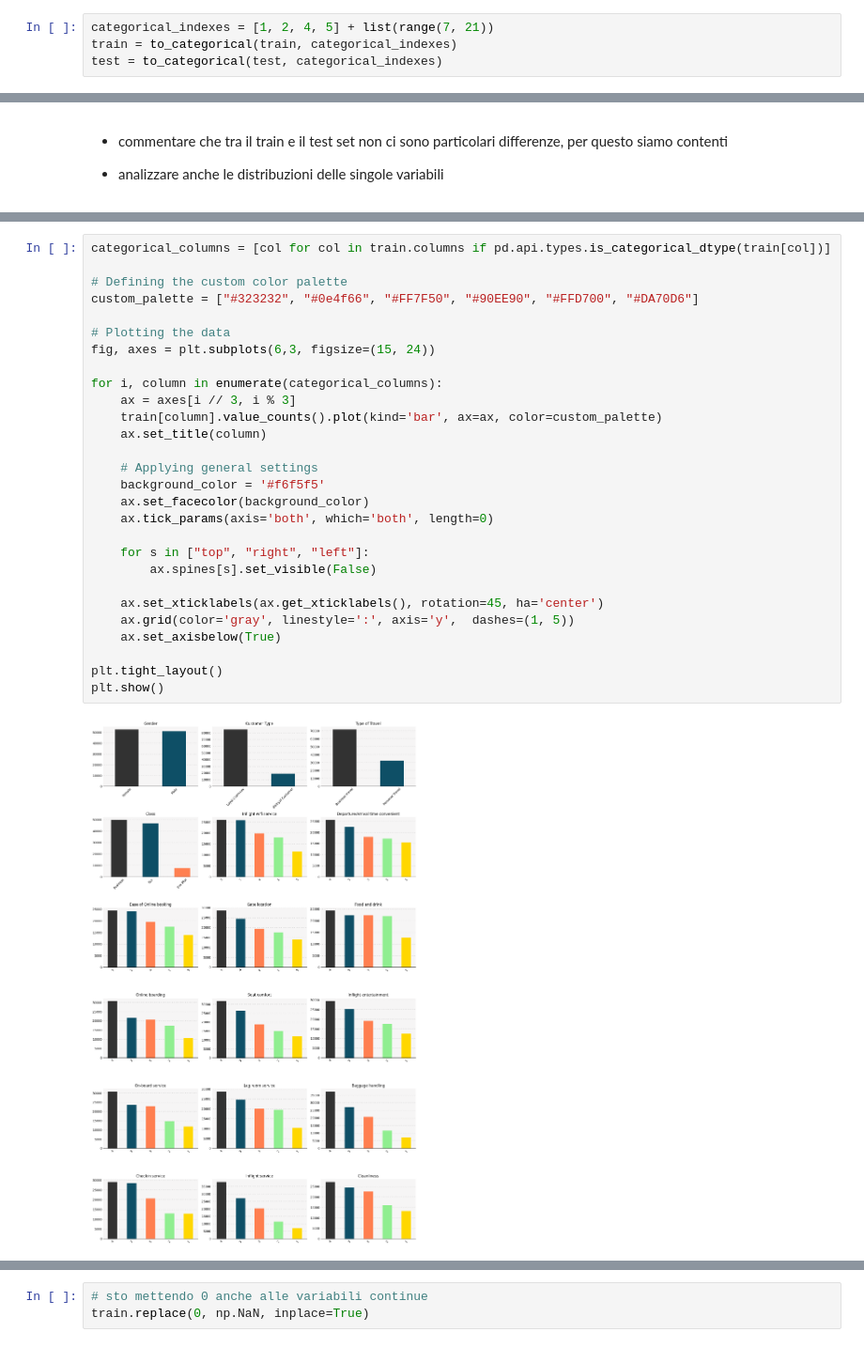
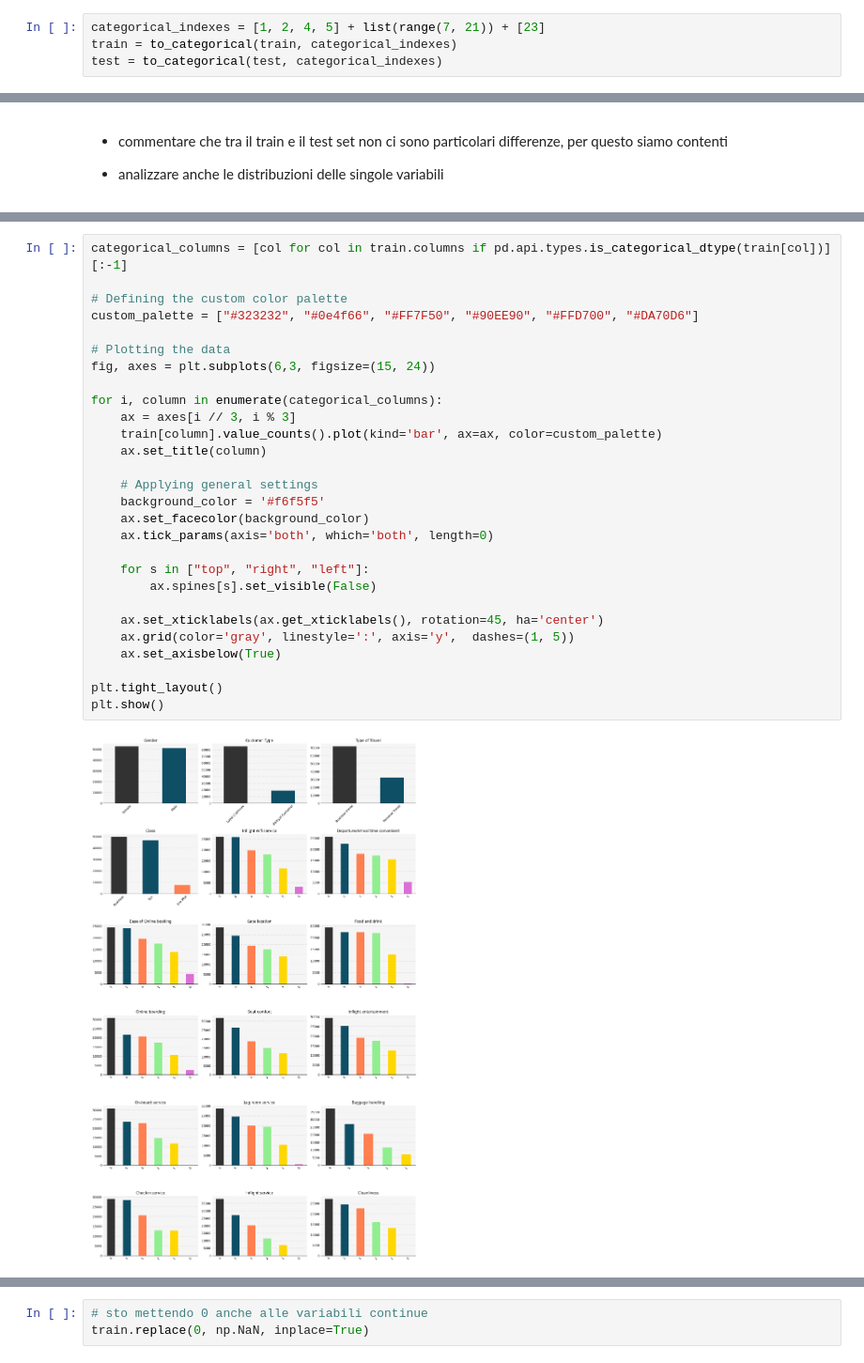
Before and after one commit to marta-brasola/MachineLearningProject, a Jupyter notebook: progetto_travel.ipynb, the cells around one changed output, grey strips where cells are left out. Shown at 94% size. Drawn from its saved outputs; the diff is of its cells as text.

```diff
--- a/progetto_travel.ipynb
+++ b/progetto_travel.ipynb
@@ -74,7 +74,7 @@ def to_categorical(df, int_columns):
         df[df.columns[col]] = df[df.columns[col]].astype('category')
     return df
 # %%
-categorical_indexes = [1, 2, 4, 5] + list(range(7, 21))
+categorical_indexes = [1, 2, 4, 5] + list(range(7, 21)) + [23]
 train = to_categorical(train, categorical_indexes)
 test = to_categorical(test, categorical_indexes)
 # %%
@@ -210,30 +229,30 @@ train.describe(include = ['category'])
 # %%
-categorical_columns = [col for col in train.columns if pd.api.types.is_categorical_dtype(train[col])]
+categorical_columns = [col for col in train.columns if pd.api.types.is_categorical_dtype(train[col])][:-1]
 
 # Defining the custom color palette
 custom_palette = ["#323232", "#0e4f66", "#FF7F50", "#90EE90", "#FFD700", "#DA70D6"]
 
 # Plotting the data
 fig, axes = plt.subplots(6,3, figsize=(15, 24))
 
 for i, column in enumerate(categorical_columns):
     ax = axes[i // 3, i % 3]
     train[column].value_counts().plot(kind='bar', ax=ax, color=custom_palette)
     ax.set_title(column)
 
     # Applying general settings
     background_color = '#f6f5f5'
     ax.set_facecolor(background_color)
     ax.tick_params(axis='both', which='both', length=0)
 
     for s in ["top", "right", "left"]:
         ax.spines[s].set_visible(False)
 
     ax.set_xticklabels(ax.get_xticklabels(), rotation=45, ha='center')
     ax.grid(color='gray', linestyle=':', axis='y',  dashes=(1, 5))
     ax.set_axisbelow(True)
 
 plt.tight_layout()
 plt.show()
 # %% [output]
-[figure, old version]
+[figure, new version]
```
Also changed, not shown: parts of 11 cells of this notebook.
